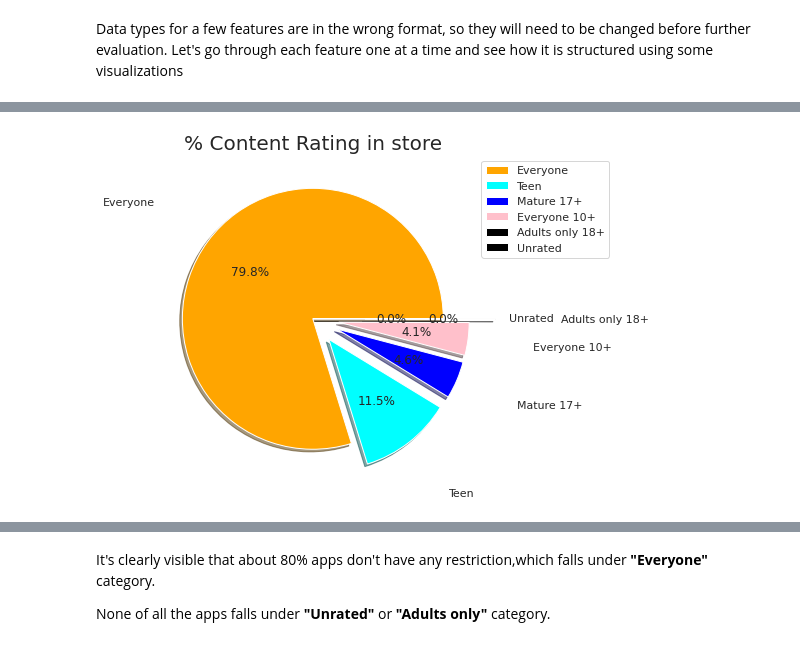
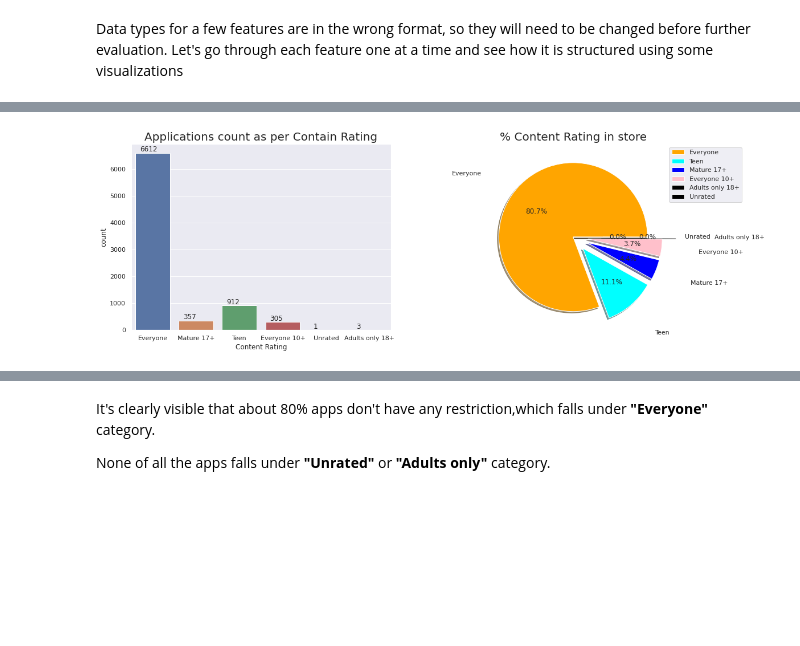
Before and after one commit to S-Deshmukh46/Play_Store_App_Review, a Jupyter notebook: Play_Store_App_Review_Analysis_Capstone_Project(Sourabh).ipynb, the cells around one changed output, grey strips where cells are left out. Cells and saved outputs as stored; diff of their text form; code cells hidden in the pictures; blank space fills up the shorter version.

```diff
--- a/Play_Store_App_Review_Analysis_Capstone_Project(Sourabh).ipynb
+++ b/Play_Store_App_Review_Analysis_Capstone_Project(Sourabh).ipynb
@@ -128,3 +209,3 @@ Total number of duplicate rows: 483
 # %%
 # Deleting all the duplicated row's from the Dataset
-play_store_app_data.drop_duplicates(inplace=True)
+play_store_app_data.drop_duplicates(subset='App',inplace=True,keep='last')
@@ -218,7 +441,11 @@ Total Number of categories are :33 and are as follow['ART_AND_DESIGN', 'AUTO_AND
 # %%
-plt.figure(figsize=(20,10))
+# Categories Plot In Descending Count Order
+plt.figure(figsize=(20,6))
 sns.set_theme(style="whitegrid")
-ax=sns.countplot(play_store_app_data['Category'],order=play_store_app_data['Category'].value_counts().index,color='cyan')
+ax=sns.countplot(play_store_app_data['Category'],order=play_store_app_data['Category'].value_counts().index,color='#00a9b5')
 ax.set_xticklabels(ax.get_xticklabels(), rotation=45,ha='right')
-ax.set_title('Category App Count',fontsize=20)
+ax.set_title('Applications Count Per Category',fontsize=20)
+
+for p in ax.patches:
+        ax.annotate('{:}'.format(p.get_height()), (p.get_x()+0.1, p.get_height()+50))
 # %% [output]
@@ -233,0 +640,20 @@ Therefore, it is crucial to the success of an application.
+# %%
+sns.set_style('darkgrid')
+plt.figure(figsize=(18,6))
+
+# Count Plot for Application Type
+plt.subplot(1,2,1)
+ax=sns.countplot(play_store_app_data['Type'],palette='RdBu_r')
+for p in ax.patches:
+        ax.annotate('{:}'.format(p.get_height()), (p.get_x()+0.1, p.get_height()+50))
+
+
+# Pie chart Percentage
+plt.subplot(1,2,2)
+labels = play_store_app_data['Type'].value_counts(sort = True).index
+sizes = play_store_app_data['Type'].value_counts(sort = True)
+colors=['cyan','Red']
+explode =(0.2,0)
+plt.pie(sizes,explode=explode, labels=labels,colors=colors, autopct='%1.1f%%', shadow=True)
+plt.title('Percent of Free Vs Paid Apps in store',size = 20)
+plt.show()
@@ -502,13 +852,21 @@ Text(0.5, 1.0, 'Applications count as per Contain Rating')
 # %%
-#Let's plot Pie chart
-plt.figure(figsize=(7,6))
+sns.set_style('darkgrid')
+plt.figure(figsize=(18,6))
+plt.subplot(1,2,1)
+ax=sns.countplot(play_store_app_data['Content Rating'])
+ax.set_title('Applications count as per Contain Rating',fontsize=20)
+for p in ax.patches:
+        ax.annotate('{:}'.format(p.get_height()), (p.get_x()+0.1, p.get_height()+50))
+
+
+plt.subplot(1,2,2)
 labels = play_store_app_data['Content Rating'].value_counts(sort = True).index
 sizes = play_store_app_data['Content Rating'].value_counts(sort = True)
 explode =(0,0.2,0.2,0.2,0.4,0)
 colors = ( "orange", "cyan",  "blue","pink","black",'black')
 plt.pie(sizes,explode=explode, colors = colors,labels=labels, autopct='%1.1f%%', shadow=True,labeldistance=1.5)
 plt.title('% Content Rating in store',size = 20)
 plt.legend( bbox_to_anchor=(1,1))
 plt.show()
 # %% [output]
-[figure, old version]
+[figure, new version]
```
Also changed, not shown: parts of 129 cells of this notebook.
